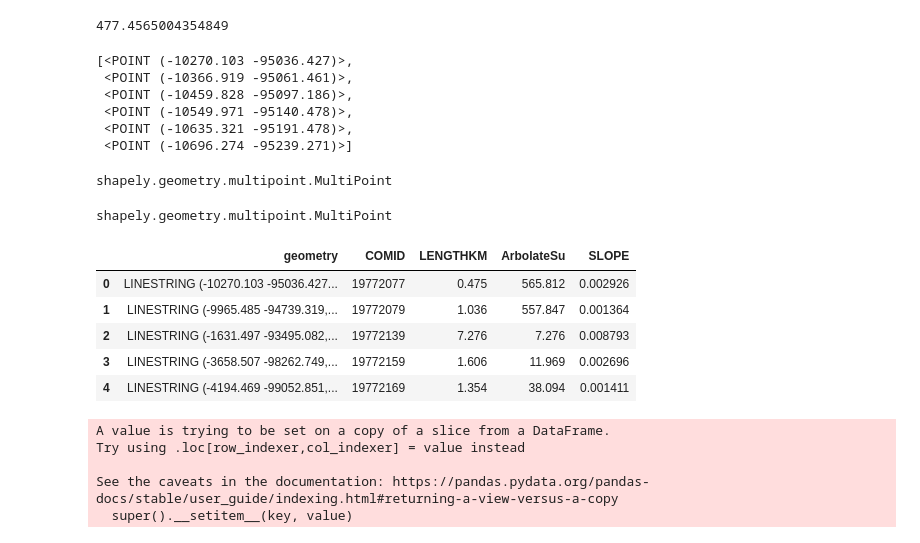
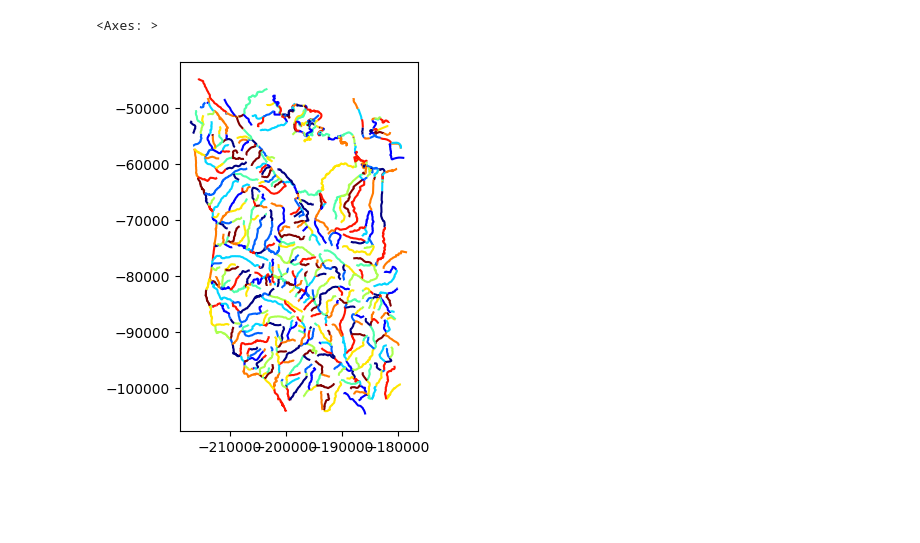
Before and after one commit to avkoehl/valleys, a Jupyter notebook: notebooks/split.ipynb, the cells around one changed output. Saved outputs shown, nothing was run; the diff lists cells and outputs as text; code cells hidden in the pictures; blank space fills up the shorter version.

Commit message:
working and visualized

```diff
--- a/notebooks/split.ipynb
+++ b/notebooks/split.ipynb
@@ -18,0 +12,6 @@ subregion
+# %%
+def random_cmap(length=10):
+    vals = np.linspace(0,1,length)
+    np.random.shuffle(vals)
+    cmap = plt.cm.colors.ListedColormap(plt.cm.jet(vals))
+    return cmap
@@ -59,3 +44,0 @@ Datum: World Geodetic System 1984 ensemble
-# %%
-flowlines = flowlines.to_crs("EPSG:3310")
-flowlines.crs
@@ -134,4 +44,0 @@ p.iloc[1]
-# %%
-line.length
-# %% [output]
-477.4565004354849
@@ -143,20 +45,8 @@ points = [line.interpolate(distance) for distance in distances] + [line.boundary
-# %%
-points
-# %% [output]
-[<POINT (-10270.103 -95036.427)>,
- <POINT (-10366.919 -95061.461)>,
- <POINT (-10459.828 -95097.186)>,
- <POINT (-10549.971 -95140.478)>,
- <POINT (-10635.321 -95191.478)>,
- <POINT (-10696.274 -95239.271)>]
-# %%
-type(shapely.unary_union(points))
-# %% [output]
-shapely.geometry.multipoint.MultiPoint
-# %%
-type(splitter)
-# %% [output]
-shapely.geometry.multipoint.MultiPoint
+# %%
+flowlines.plot(cmap=random_cmap())
+# %% [output]
+<Axes: >
+[figure, added]
 # %%
 def segment(line, length=500, method="remainder"):
     # https://gis.stackexchange.com/questions/386482/splitting-line-geodataframe-basing-on-given-lengths/386527#386527
@@ -166,20 +68,3 @@ def segment(line, length=500, method="remainder"):
     points = shapely.unary_union(points)
     snapped = snap(line, points, tolerance=0.01)
     return list(split(snapped, points).geoms)
-# %%
-top
-# %% [output]
-|  | geometry | COMID | LENGTHKM | ArbolateSu | SLOPE |
-| 0 | LINESTRING (-10270.103 -95036.427... | 19772077 | 0.475 | 565.812 | 0.002926 |
-| 1 | LINESTRING (-9965.485 -94739.319,... | 19772079 | 1.036 | 557.847 | 0.001364 |
-| 2 | LINESTRING (-1631.497 -93495.082,... | 19772139 | 7.276 | 7.276 | 0.008793 |
-| 3 | LINESTRING (-3658.507 -98262.749,... | 19772159 | 1.606 | 11.969 | 0.002696 |
-| 4 | LINESTRING (-4194.469 -99052.851,... | 19772169 | 1.354 | 38.094 | 0.001411 |
-# %%
-top['segments'] = top['geometry'].apply(segment)
-# %% [output]
-A value is trying to be set on a copy of a slice from a DataFrame.
-Try using .loc[row_indexer,col_indexer] = value instead
-
-See the caveats in the documentation: https://pandas.pydata.org/pandas-docs/stable/user_guide/indexing.html#returning-a-view-versus-a-copy
-  super().__setitem__(key, value)
```
Also changed, not shown: parts of 19 cells of this notebook.
